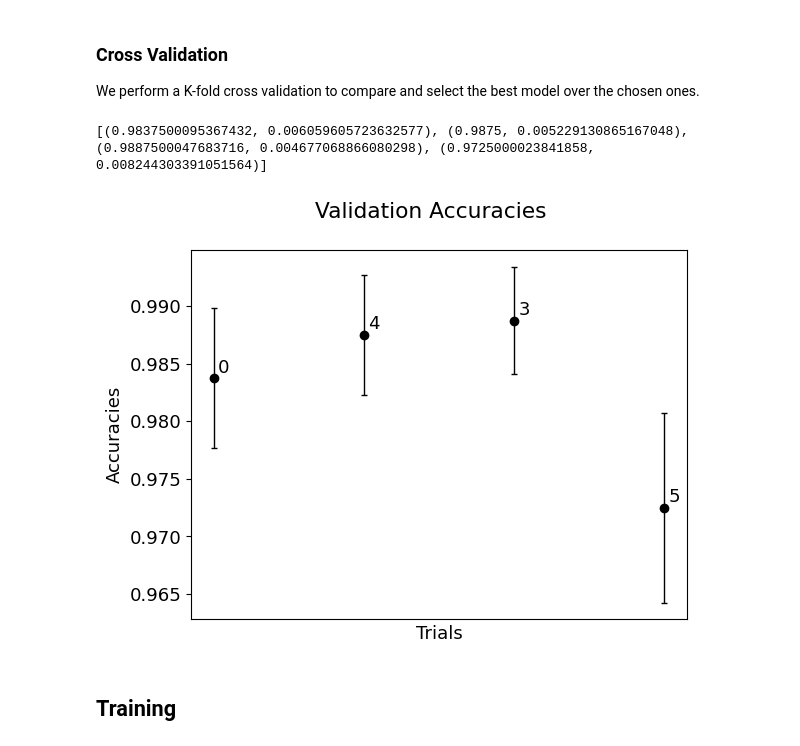
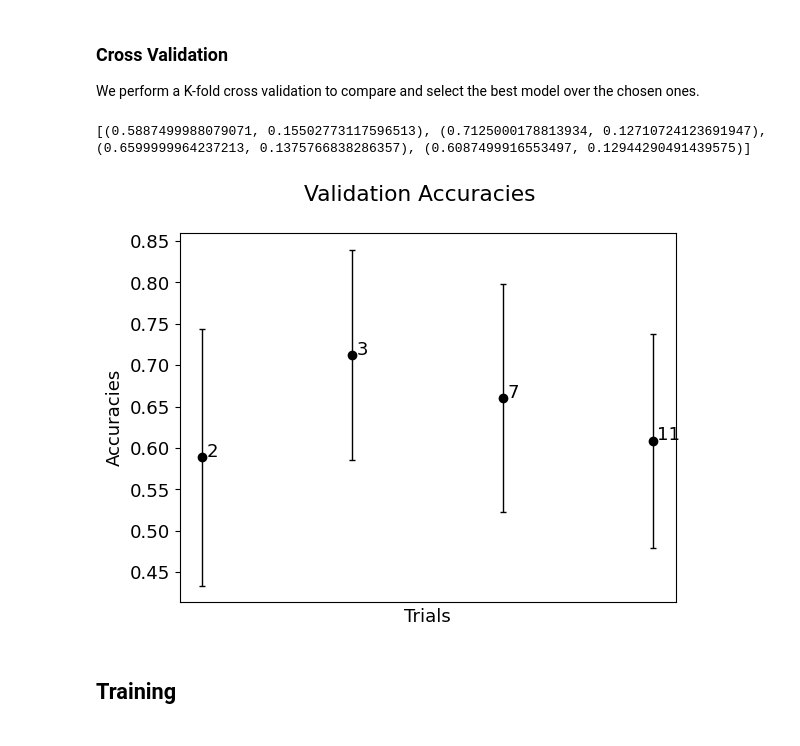
Before and after one commit to BelliLuigi/LCP-B, a Jupyter notebook: ex1/group2510_exercise1.ipynb, the cells around one changed output. Cells and saved outputs as stored; diff of their text form; code cells hidden in the pictures.

```diff
--- a/ex1/group2510_exercise1.ipynb
+++ b/ex1/group2510_exercise1.ipynb
@@ -262,6 +221,7 @@ Total elapsed time: 00h 07m 01s
 # We only display the selected best models' results for readability
 tuner.results_summary(num_trials=4)
 models = tuner.get_best_models(num_models=4) # We selected models with validation accuracy above 0.95
+best_hp = tuner.get_best_hyperparameters(num_trials=4)
 # %% [output]
 Results summary
 Results in ./search
@@ -295,24 +259,22 @@ def k_fold_cross_validation(x_train, y_train, k, models):
     best = -1 # Best model
     best_perf = -1 # Best score
     results = [] # List to store performance of each model
-
+    histories = []
     # Divide training set in K folds
     idx = rng.permutation(np.arange(x_train.shape[0]))
     x_folds, y_folds = np.array_split(x_train[idx, :], k), np.array_split(y_train[idx], k)
 
     for i in range(len(models)):
-        model_perf = []  # Stores each k-
-        for test in range(k): #k-fold cross-validation
+        model_perf = []  # Stores each k-th score
+        for test in range(k):
+            # Define validation and training set
             x_train_fold = np.concatenate([x for i, x in enumerate(x_folds) if i != test])
             y_train_fold = np.concatenate([x for i, x in enumerate(y_folds) if i != test])
-            # Above: concatenate training data for the current fold, excludes current testing fold
-            ############################
-            # Below: Set current fold as validation
             x_validate_fold, y_validate_fold = x_folds[test], y_folds[test]
-            # Below: fit model on training and evaluate on validation fold.
-            #k_model = models[i].fit(x_train_fold, y_train_fold, verbose=0)
+            k_model = tuner.hypermodel.build(best_hp[i])
+            k_model.fit(x_train_fold, y_train_fold, epochs=400, verbose=0, validation_data=(x_validate_fold, y_validate_fold), callbacks=EarlyStopping(patience=5))
             # Accumulates the performance
-            model_perf.append(models[i].evaluate(x_validate_fold, y_validate_fold, verbose=0)[1])
+            model_perf.append(k_model.evaluate(x_validate_fold, y_validate_fold, verbose=0)[1])
         results.append(((curr_perf := np.mean(model_perf)), np.std(model_perf))) # Average and std over the k-folds
         # if the current model performs better than best, updates best__
         if (best_perf < curr_perf): best, best_perf = models[i], curr_perf
@@ -322,18 +284,18 @@ def k_fold_cross_validation(x_train, y_train, k, models):
 best_model, results = k_fold_cross_validation(x_train, y_train, 5, models)
 print(results) #Performance of each model.
 # %% [output]
-[(0.9837500095367432, 0.006059605723632577), (0.9875, 0.005229130865167048), (0.9887500047683716, 0.004677068866080298), (0.9725000023841858, 0.008244303391051564)]
+[(0.5887499988079071, 0.15502773117596513), (0.7125000178813934, 0.12710724123691947), (0.6599999964237213, 0.1375766838286357), (0.6087499916553497, 0.12944290491439575)]
 # %%
 fig, ax = plt.subplots()
 fig.suptitle('Validation Accuracies')
-ax.errorbar((x_CV := range(len(results))), (y_CV := [results[i][0] for i in range(len(results))]), yerr=[results[i][1] for i in range(len(results))], fmt='ok', capsize=2, elinewidth=1)
-for i, txt in enumerate([0,4,3,5]): ax.annotate(txt, (x_CV[i] + 0.03, y_CV[i]+0.0005))
+ax.errorbar((x_CV := range(len(results))), (y_CV := [results[i][0] for i in x_CV]), yerr=[results[i][1] for i in x_CV], fmt='ok', capsize=2, elinewidth=1)
+for i, txt in enumerate([2,3,7,11]): ax.annotate(txt, (x_CV[i] + 0.03, y_CV[i]+0.0005))
 ax.get_xaxis().set_ticks([])
 ax.set_ylabel('Accuracies')
 ax.set_xlabel('Trials')
 plt.show()
 # %% [output]
-[figure, old version]
+[figure, new version]
 # %% [markdown]
 ## Training
 # %%
```
Also changed, not shown: parts of 15 cells of this notebook, 46 other files.
